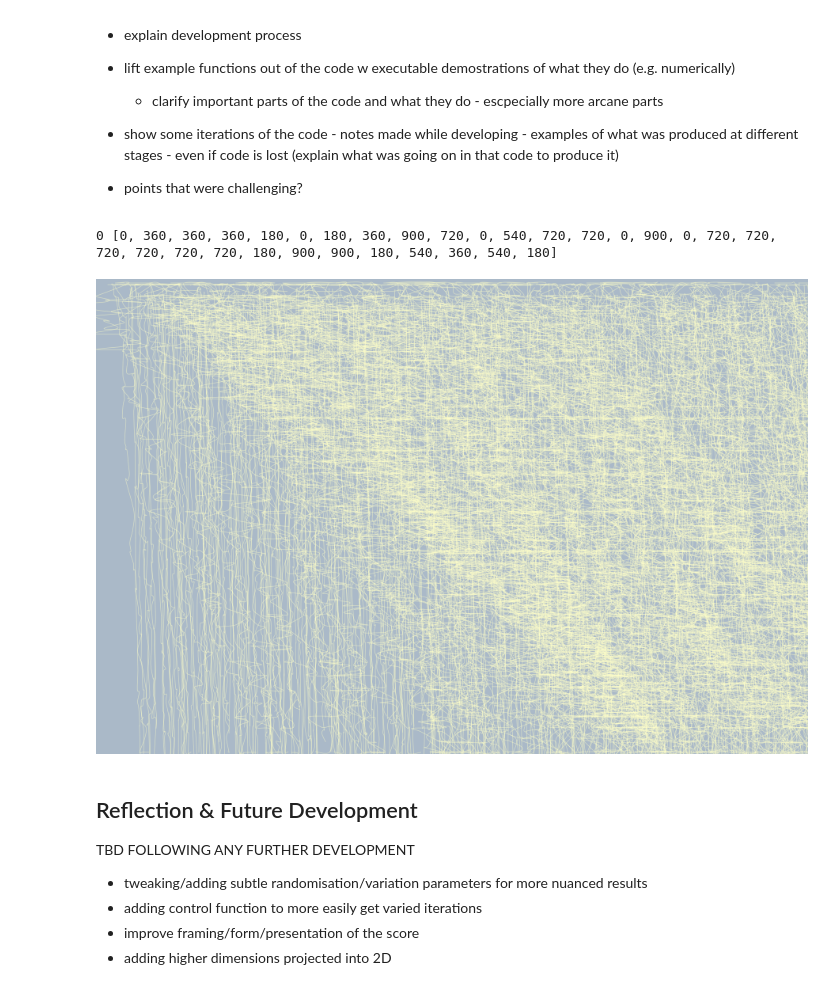
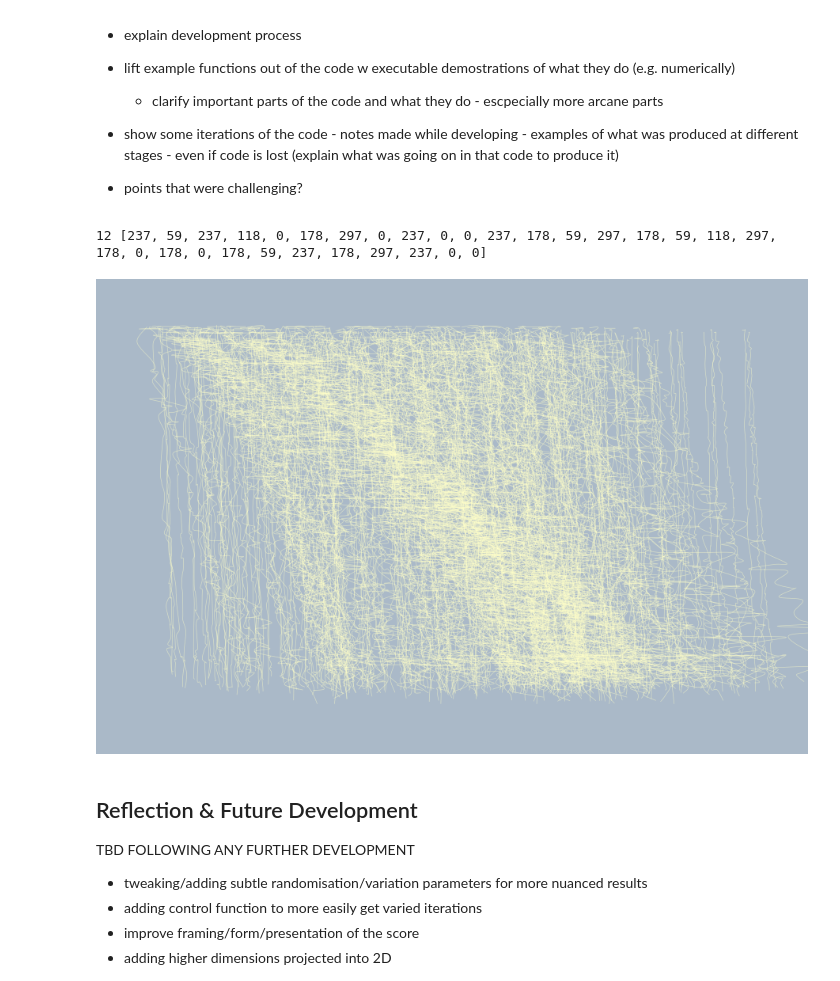
Before and after one commit to ybrow001/generative_graphic_score, a Jupyter notebook: falling_down_stairs_of_light.ipynb, the cells around one changed output. Cells and saved outputs as stored; diff of their text form; code cells hidden in the pictures.

Commit message:
adjusted scale and positioning of score on cnavas - added more variation images

```diff
--- a/falling_down_stairs_of_light.ipynb
+++ b/falling_down_stairs_of_light.ipynb
@@ -90,16 +90,16 @@ def calc_lines(): # <- separate into 2 functions calc and sum - better modularit
     line_calcs = []
     summed_line = []
 
-    for lin in range(int(width/line_spacing)):
+    for lin in range(int((width*0.25)/line_spacing)):
         summed_line.append([]) # create new nested array for each line
 
         # calculate y values for each component pulse in the polyrhythm
         for i in range(len(polyrhythm_nodes)):
-            calc_y = 5
+            calc_y = height * 0.1
             line_calcs.append([])
             for j in range(polyrhythm_nodes[i]):
                 line_calcs[i].append(calc_y)
-                calc_y += int((height-10)/polyrhythm_nodes[i])
+                calc_y += int(((height*0.8)-10)/polyrhythm_nodes[i])
                 # print(calc_y)
 
         # sum calculated line nodes (todo: sum rhythms/patterns expressed via x vals) into 1 line
@@ -113,7 +113,7 @@ def calc_lines(): # <- separate into 2 functions calc and sum - better modularit
                     summed_line[lin].append(line_calcs[i][j])
 
             if node_select < node_chance:
-                summed_line[lin].append(height-5)
+                summed_line[lin].append((height*0.8)-5)
 
         summed_line[lin].sort() # not necessary, but good for readability
 
@@ -127,7 +127,7 @@ def dynamic_form(passes):
     macro_pos = int((passes/5) * random_choice(divisions)) # gives which pass to centre gaussian dynamic peak on
 
     for p in range(passes): # do for each pass
-        micro_pos.append(int((width/5) * random.choice(divisions)))
+        micro_pos.append(int(((width*0.25)/5) * random.choice(divisions)))
 
     print(macro_pos, micro_pos)
 
@@ -208,7 +208,7 @@ def micro_x_variation(draw_pass, current_x):
     x_var_scale = 12
 
     centre = micro_pos[draw_pass - 1]
-    sigma = width/5 # gaussian apllication of dynamics  either side of centre x value per pass
+    sigma = (width*0.25)/5 # gaussian apllication of dynamics  either side of centre x value per pass
     gaussian_weight = gaussian_field(current_x, centre, sigma)
 
     if gaussian_weight < 0.05:
@@ -226,7 +226,7 @@ def micro_line_drift(draw_pass, current_x):
     dec_line_spacing = 0
 
     centre = micro_pos[draw_pass - 1]
-    sigma = width/5
+    sigma = (width*0.25)/5
     gaussian_weight = gaussian_field(current_x, centre, sigma)
 
     if gaussian_weight < 0.05:
@@ -243,7 +243,7 @@ def micro_node_density(draw_pass, current_x):
     node_density = 1.0
 
     centre = micro_pos[draw_pass - 1]
-    sigma = width/5
+    sigma = (width*0.25)/5
     gaussian_weight = gaussian_field(current_x, centre, sigma)
 
     if gaussian_weight < 0.05:
@@ -269,7 +269,7 @@ def draw_nodes(): # <- refactor into smaller functions?
 
     # line_spacing = int(22 - macro_bias_space) # add init_line_spacing variable?
 
-    for lin in range(int(width/line_spacing)):
+    for lin in range(int((width*0.25)/line_spacing)):
         # line-node variation
         x_random = []
 
@@ -323,36 +323,36 @@ draw_pass = 0
 def draw_passes():
     global x, y_offset, draw_pass, alpha_val
 
-    x_init = 5
+    x_init = width * 0.033
     x_offset = 0
 
     x = x_init
 
     dynamic_form(num_passes)
 
     while draw_pass < num_passes: # higher than division of ~line_spacing to cause overlap
         calc_lines()
 
         # alpha_val -= 5
         draw_nodes()
         #draw_text()
         # save(f'images/per_pass_score/07_score_pass_24_polyrhythm_{draw_pass}.png') # save image for each pass
 
         draw_pass += 1
         x_offset += (line_spacing*1.104)/13 # adding some interesting displacement in overlap
         y_offset += random.uniform(-1, 3) # np.random.normal(1,2)
         x = x_init + x_offset
 
         # print(f"pass made {draw_pass}")
 
 # save('images/no_dotes_sparse_131115.png')
 
 draw_passes()
 
 show()
 # %% [output]
-0 [0, 360, 360, 360, 180, 0, 180, 360, 900, 720, 0, 540, 720, 720, 0, 900, 0, 720, 720, 720, 720, 720, 720, 180, 900, 900, 180, 540, 360, 540, 180]
+12 [237, 59, 237, 118, 0, 178, 297, 0, 237, 0, 0, 237, 178, 59, 297, 178, 59, 118, 297, 178, 0, 178, 0, 178, 59, 237, 178, 297, 237, 0, 0]
-[figure, old version]
+[figure, new version]
 # %% [markdown]
 ## Reflection & Future Development
 
```
Also changed, not shown: 3 other files.
